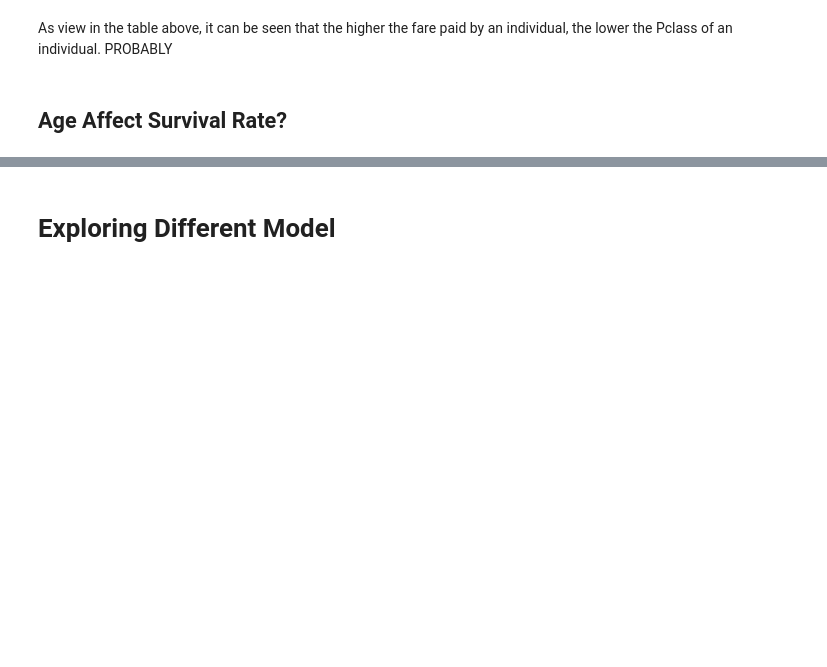
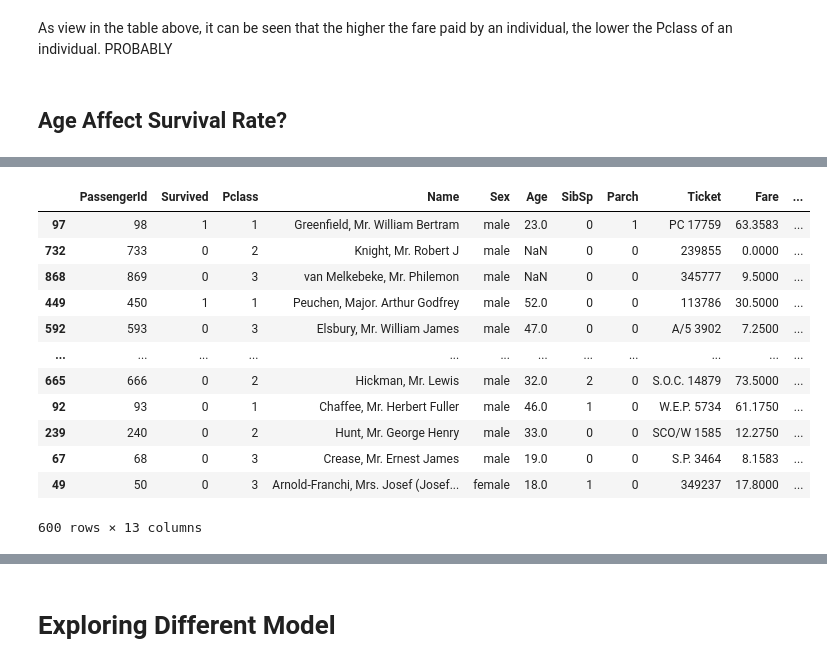
Before and after one commit to TangLitEn/kaggle-titanic, a Jupyter notebook: main.ipynb, the cells around one changed output, grey strips where cells are left out. Cells and saved outputs as stored; diff of their text form; code cells hidden in the pictures; blank space fills up the shorter version.

```diff
--- a/main.ipynb
+++ b/main.ipynb
@@ -140,0 +189,17 @@ As view in the table above, it can be seen that the higher the fare paid by an i
+# %%
+real_train["Age_Category"] = real_train.apply(age_categorising,axis=1)
+real_train
+# %% [output]
+|  | PassengerId | Survived | Pclass | Name | Sex | Age | SibSp | Parch | Ticket | Fare | ... |
+| 97 | 98 | 1 | 1 | Greenfield, Mr. William Bertram | male | 23.0 | 0 | 1 | PC 17759 | 63.3583 | ... |
+| 732 | 733 | 0 | 2 | Knight, Mr. Robert J | male | NaN | 0 | 0 | 239855 | 0.0000 | ... |
+| 868 | 869 | 0 | 3 | van Melkebeke, Mr. Philemon | male | NaN | 0 | 0 | 345777 | 9.5000 | ... |
+| 449 | 450 | 1 | 1 | Peuchen, Major. Arthur Godfrey | male | 52.0 | 0 | 0 | 113786 | 30.5000 | ... |
+| 592 | 593 | 0 | 3 | Elsbury, Mr. William James | male | 47.0 | 0 | 0 | A/5 3902 | 7.2500 | ... |
+| ... | ... | ... | ... | ... | ... | ... | ... | ... | ... | ... | ... |
+| 665 | 666 | 0 | 2 | Hickman, Mr. Lewis | male | 32.0 | 2 | 0 | S.O.C. 14879 | 73.5000 | ... |
+| 92 | 93 | 0 | 1 | Chaffee, Mr. Herbert Fuller | male | 46.0 | 1 | 0 | W.E.P. 5734 | 61.1750 | ... |
+| 239 | 240 | 0 | 2 | Hunt, Mr. George Henry | male | 33.0 | 0 | 0 | SCO/W 1585 | 12.2750 | ... |
+| 67 | 68 | 0 | 3 | Crease, Mr. Ernest James | male | 19.0 | 0 | 0 | S.P. 3464 | 8.1583 | ... |
+| 49 | 50 | 0 | 3 | Arnold-Franchi, Mrs. Josef (Josef... | female | 18.0 | 1 | 0 | 349237 | 17.8000 | ... |
+600 rows × 13 columns
```
Also changed, not shown: parts of 10 cells of this notebook.
